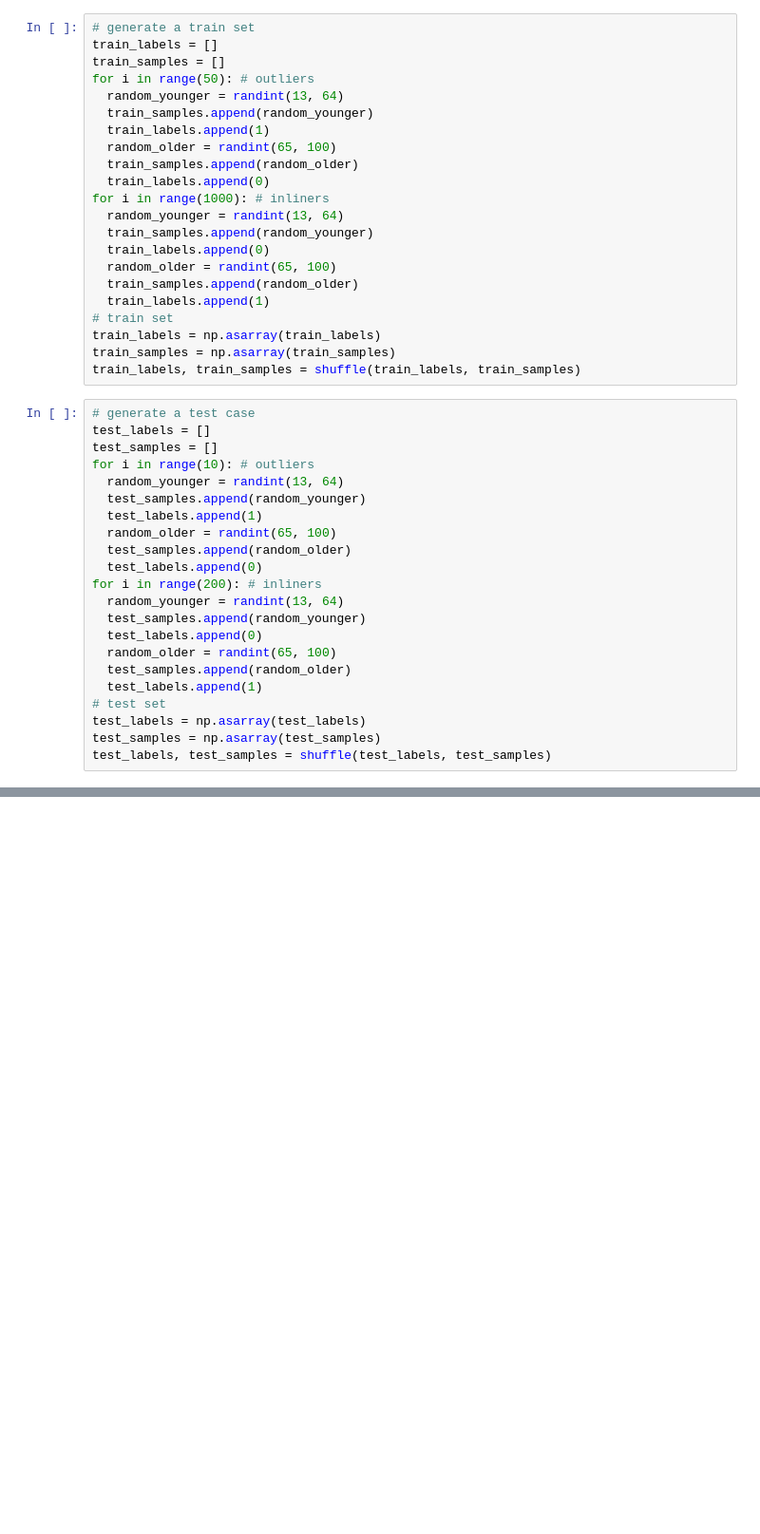
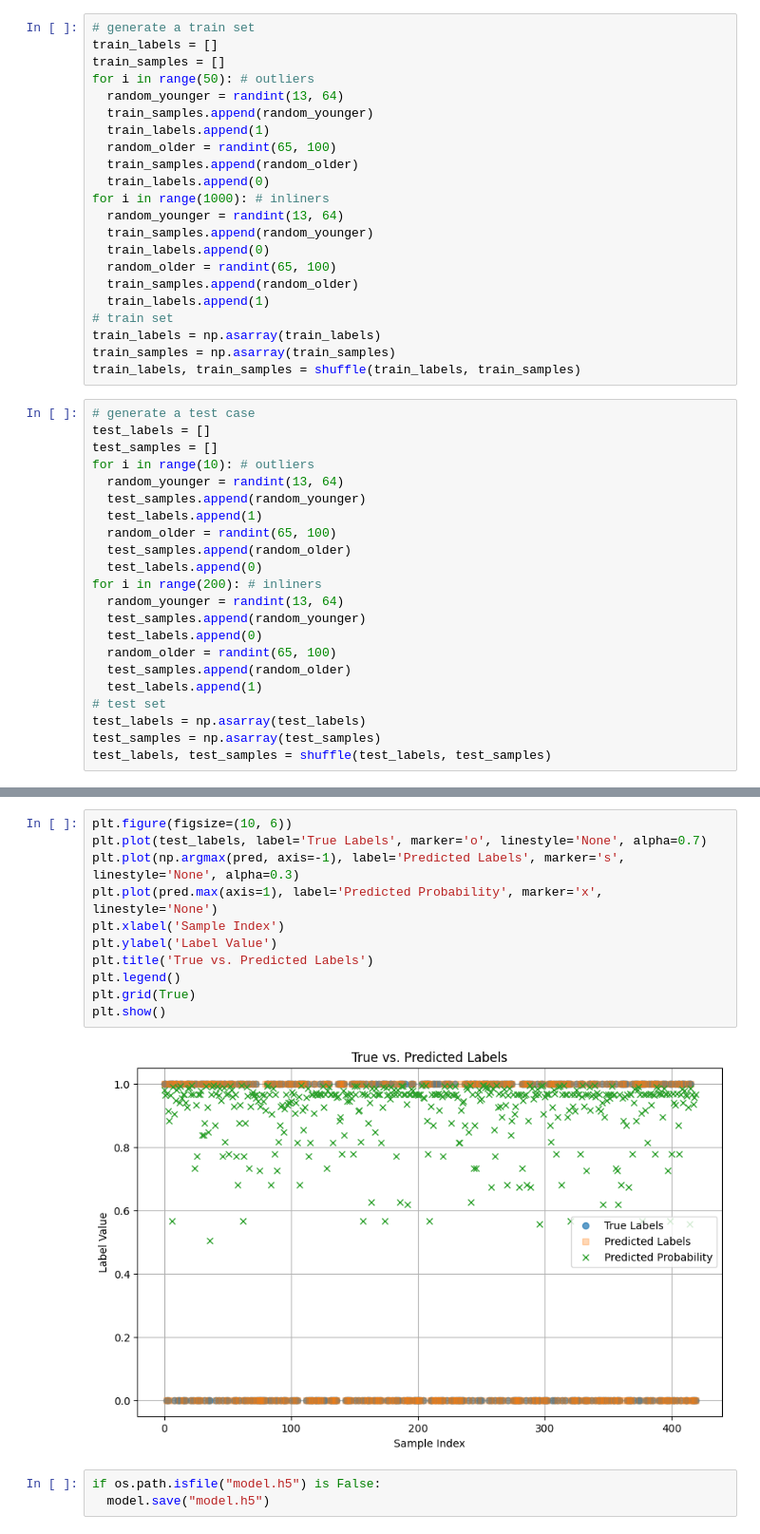
Before and after one commit to ariahosseini/DeepML, a Jupyter notebook: 001_TensorFlow_Proj_One_FFNN_RandomSamples.ipynb, the cells around one changed output, grey strips where cells are left out. Shown at 95% size. Cells and saved outputs as stored; diff of their text form; blank space fills up the shorter version.

```diff
--- a/001_TensorFlow_Proj_One_FFNN_RandomSamples.ipynb
+++ b/001_TensorFlow_Proj_One_FFNN_RandomSamples.ipynb
@@ -199,0 +316,16 @@ Confusion matrix no normalization
+# %%
+plt.figure(figsize=(10, 6))
+plt.plot(test_labels, label='True Labels', marker='o', linestyle='None', alpha=0.7)
+plt.plot(np.argmax(pred, axis=-1), label='Predicted Labels', marker='s', linestyle='None', alpha=0.3)
+plt.plot(pred.max(axis=1), label='Predicted Probability', marker='x', linestyle='None')
+plt.xlabel('Sample Index')
+plt.ylabel('Label Value')
+plt.title('True vs. Predicted Labels')
+plt.legend()
+plt.grid(True)
+plt.show()
+# %% [output]
+[figure, added]
+# %%
+if os.path.isfile("model.h5") is False:
+  model.save("model.h5")
```
Also changed, not shown: parts of 54 cells of this notebook.
